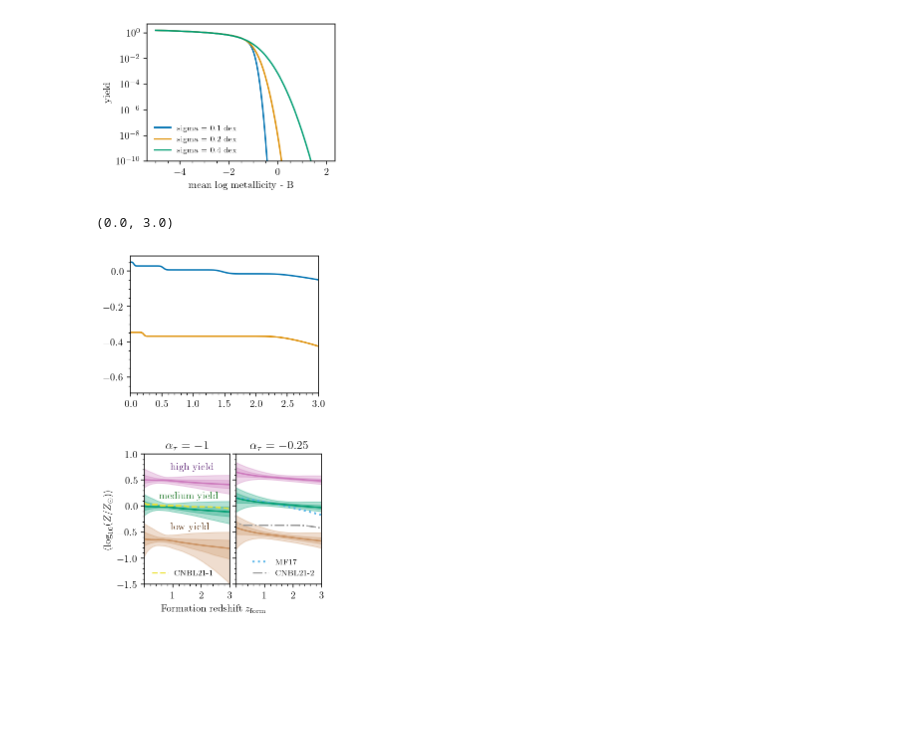
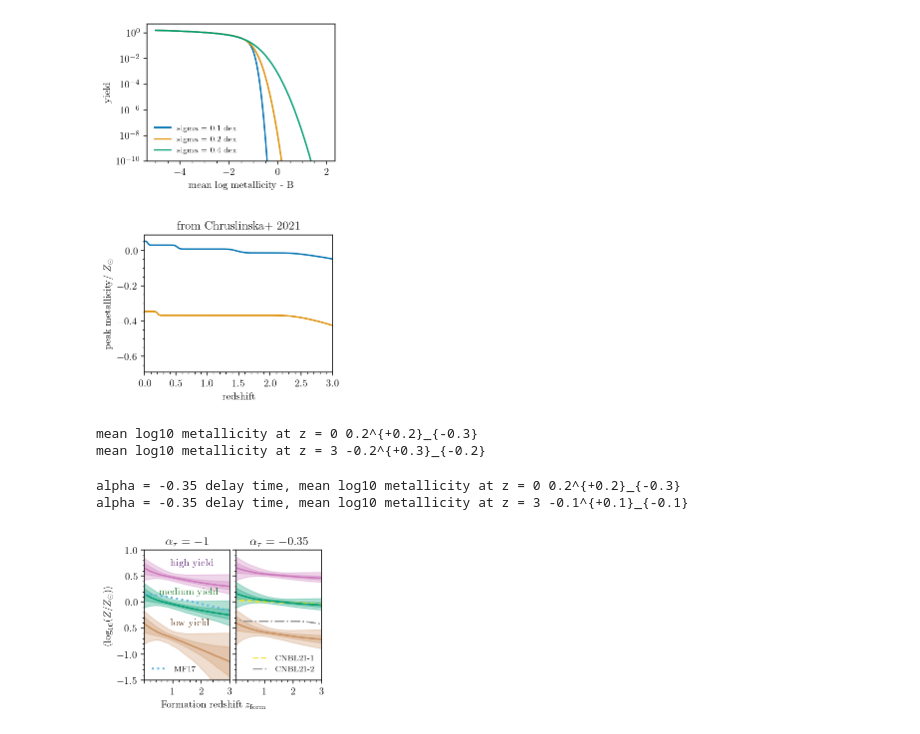
Before and after one commit to mfishbach/oldest-black-holes, a Jupyter notebook: OldestBlackHoles_Paper_Plots.ipynb, the cells around one changed output. Drawn from its saved outputs; the diff is of its cells as text; code cells hidden in the pictures; blank space fills up the shorter version.

Commit message:
streamlined inference code, did analysis for new delay time models, and added sanity checks

```diff
--- a/OldestBlackHoles_Paper_Plots.ipynb
+++ b/OldestBlackHoles_Paper_Plots.ipynb
@@ -248,17 +256,24 @@ we have observed at least one event with z >  3.205001473426819 with 90\% credib
 # %% [markdown]
 ### Formation rate as a function of redshift inference
 # %%
-with h5py.File("formation_rate_vs_tL_tmin10_al1.h5", 'r') as inp:
+tmin = 10
+alpha = -1
+
+with h5py.File(f"formation_rate_hypersamples_plusgrid_tmin{tmin}_al{-alpha}.h5", 'r') as inp:
     Rfs = np.array(inp["Rf_posterior"])
     Rfs_prior = np.array(inp["Rf_prior"])
     tL_forms = np.array(inp["tL_forms"])
-    Mtot_avg = np.array(inp["Mtot_average"])
+    loglikes = np.array(inp["log_likelihood"])
 
-with h5py.File("formation_rate_hypersamples_plusgrid_tmin10_al15.h5", 'r') as inp:
-    Rfs_al15 = np.array(inp["Rf_posterior"])
 
-with h5py.File("formation_rate_hypersamples_plusgrid_tmin10_al05.h5", 'r') as inp:
-    Rfs_al05 = np.array(inp["Rf_posterior"])
+alpha = -0.35
+with h5py.File(f"formation_rate_hypersamples_plusgrid_tmin{tmin}_al{-alpha}.h5", 'r') as inp:
+    Rfs_al035 = np.array(inp["Rf_posterior"])
+    Rfs_prior_al035 = np.array(inp["Rf_prior"])
+    loglikes_al035 = np.array(inp["log_likelihood"])
 
-with h5py.File("formation_rate_hypersamples_plusgrid_tmin10_al025.h5", 'r') as inp:
-    Rfs_al025 = np.array(inp["Rf_posterior"])
+alpha = -0.7
+with h5py.File(f"formation_rate_hypersamples_plusgrid_tmin{tmin}_al{-alpha}.h5", 'r') as inp:
+    Rfs_al07 = np.array(inp["Rf_posterior"])
+    Rfs_prior_al07 = np.array(inp["Rf_prior"])
+    loglikes_al07 = np.array(inp["log_likelihood"])
@@ -478,12 +522,14 @@ with h5py.File("/Users/mayafishbach/Downloads/SFRD_Z_z_data/peakZ204f14SBBoco_FM
 # %%
 peakZ_Zsun_left = peakZ_left - 8.93 #converting to log10 solar metallicity assuming Grevesse & Sauval 1998 scale
 peakZ_Zsun_right = peakZ_right - 8.93
 
 
-
 plt.plot(z_plot, peakZ_Zsun_left)
 plt.plot(z_plot, peakZ_Zsun_right)
+plt.xlabel('redshift')
+plt.ylabel(r'peak metallicity/ $Z_\odot$')
 plt.xlim(0,3)
+plt.title('from Chruslinska+ 2021')
+plt.show()
 # %% [output]
-(0.0, 3.0)
-[figure, old version]
+[figure, new version]
@@ -501,3 +547,19 @@ for key_tau in mean_Zs.keys():
+# %%
+print('mean log10 metallicity at z = 0', plot_helper.median_pm_symmetric(mean_Zs["default"]["medium"][:,0]))
+
+z3_ind = np.arange(len(xs))[xs>=3][0]
+print('mean log10 metallicity at z = 3', plot_helper.median_pm_symmetric(mean_Zs["default"]["medium"][:,z3_ind]))
+# %% [output]
+mean log10 metallicity at z = 0 0.2^{+0.2}_{-0.3}
+mean log10 metallicity at z = 3 -0.2^{+0.3}_{-0.2}
+# %%
+print('alpha = -0.35 delay time, mean log10 metallicity at z = 0', plot_helper.median_pm_symmetric(mean_Zs["shallower"]["medium"][:,0]))
+
+z3_ind = np.arange(len(xs))[xs>=3][0]
+print('alpha = -0.35 delay time, mean log10 metallicity at z = 3', plot_helper.median_pm_symmetric(mean_Zs["shallower"]["medium"][:,z3_ind]))
+# %% [output]
+alpha = -0.35 delay time, mean log10 metallicity at z = 0 0.2^{+0.2}_{-0.3}
+alpha = -0.35 delay time, mean log10 metallicity at z = 3 -0.1^{+0.1}_{-0.1}
 # %%
 fig, ax = plt.subplots(nrows = 1, ncols = 2, sharex = True, sharey = True)
 
@@ -516,8 +578,8 @@ for key_Z in As.keys():
 
 logZ_of_z_mean = 0.153 - 0.074 * xs**1.34 #logmean metallicity as a function of redshift from Madau & Fragos 2017
 
-ax[0].plot(z_plot, peakZ_Zsun_left, ls = '--', color = sns.color_palette()[8], label = 'CNBL21-1')
-ax[1].plot(xs, logZ_of_z_mean, ls = ':', linewidth = 2.0, color = sns.color_palette()[9], label = 'MF17')
+ax[0].plot(xs, logZ_of_z_mean, ls = ':', linewidth = 2.0, color = sns.color_palette()[9], label = 'MF17')
+ax[1].plot(z_plot, peakZ_Zsun_left, ls = '--', color = sns.color_palette()[8], label = 'CNBL21-1')
 ax[1].plot(z_plot, peakZ_Zsun_right, ls = '-.', color = sns.color_palette()[7], label = 'CNBL21-2')
 
 
@@ -531,7 +593,7 @@ ax[0].set_ylabel(r'$\langle \log_{10}(Z/Z_\odot) \rangle$')
 
 ax[0].set_title(r'$\alpha_\tau = -1$')
 
-ax[1].set_title(r'$\alpha_\tau = -0.25$')
+ax[1].set_title(r'$\alpha_\tau = -0.35$')
 
 for key_Z in As.keys():
     plot_helper.plot_bands(ax[1], xs, mean_Zs["shallower"][key_Z], color = cs[key_Z])
@@ -553,4 +615,4 @@ plt.tight_layout(w_pad = 0.05)
 plt.savefig("figures/meanZvz_2panel.pdf", bbox_inches = 'tight')
 plt.savefig("figures/meanZvz_2panel.png", dpi = 300, bbox_inches = 'tight')
 # %% [output]
-[figure, old version]
+[figure, new version]
```
Also changed, not shown: parts of 33 cells of this notebook, 2 other files.
